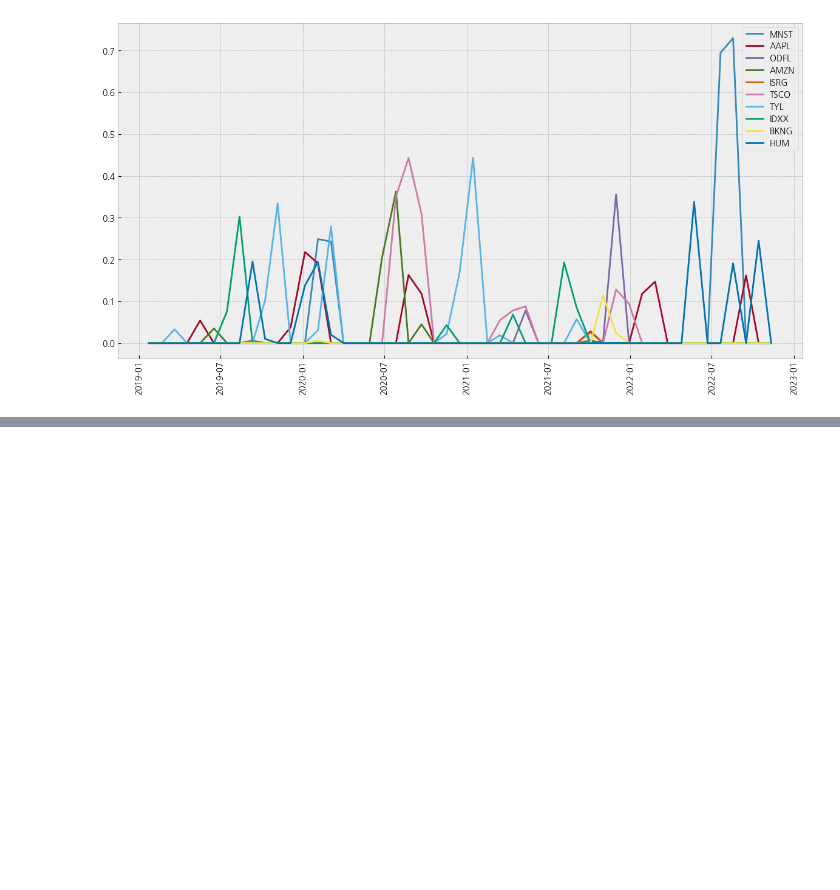
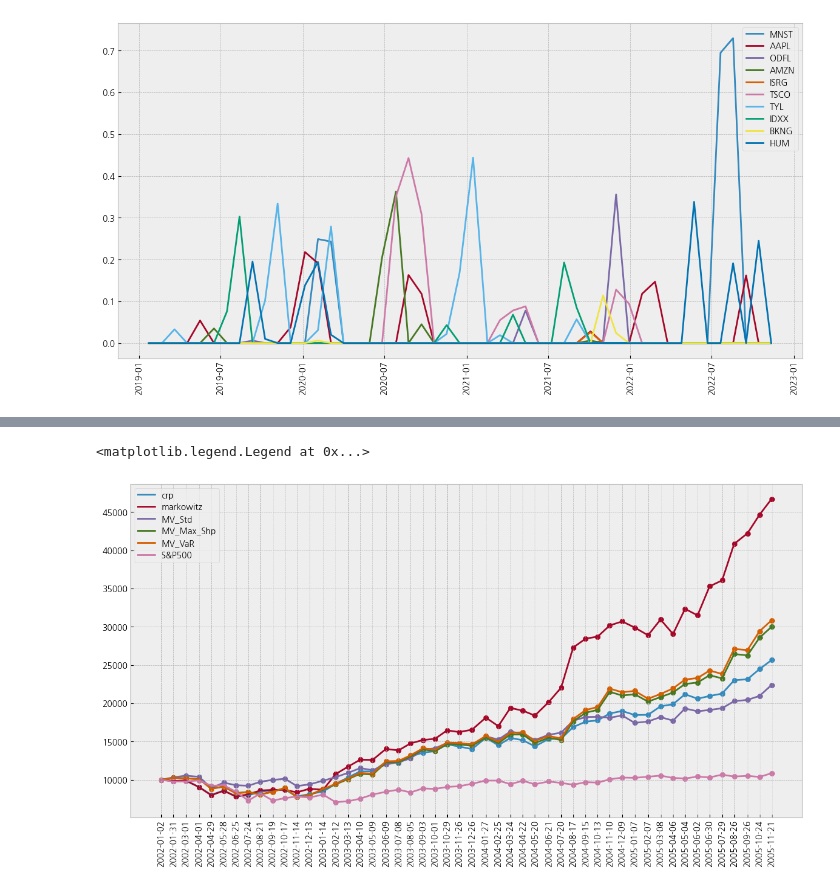
Before and after one commit to ChoiInYeol/Finance-Data-Analysis-Project, a Jupyter notebook: 8. final_backtest.ipynb, the cells around one changed output, grey strips where cells are left out. Drawn from its saved outputs; the diff is of its cells as text; code cells hidden in the pictures; blank space fills up the shorter version.

```diff
--- a/8. final_backtest.ipynb
+++ b/8. final_backtest.ipynb
@@ -378,0 +476,13 @@ plt.legend(w_ratio.columns[:10])
+# %%
+# 월간 수익률 정도의 스케일로 변환한다
+xc_train = xc_train.astype('float32') * 20
+xf_train = xf_train.astype('float32') * 20
+xc_test = xc_test.astype('float32') * 20
+xf_test = xf_test.astype('float32') * 20
+
+N_TIME = xc_train.shape[1]
+N_FUTURE = xf_train.shape[1]
+N_STOCKS = xf_train.shape[2]
+
+# 학습 데이터는 shuffling 한다.
+xc_train, xf_train = shuffle(xc_train, xf_train)
@@ -378,0 +574,15 @@ plt.legend(w_ratio.columns[:10])
+# %%
+plt.figure(figsize=(12, 6))
+plt.plot(perf_df)
+plt.tight_layout()
+plt.scatter(perf_df.index, perf_df['crp'])
+plt.scatter(perf_df.index, perf_df['markowitz'])
+plt.scatter(perf_df.index, perf_df['MV_Std'])
+plt.scatter(perf_df.index, perf_df['MV_Max_Shp'])
+plt.scatter(perf_df.index, perf_df['MV_VaR'])
+plt.scatter(perf_df.index, perf_df['S&P500'])
+plt.xticks(perf_df.index, rotation=90)
+plt.legend(perf_df)
+# %% [output]
+<matplotlib.legend.Legend at 0x...>
+[figure, added]
```
Also changed, not shown: parts of 13 cells of this notebook, 6 other files.
